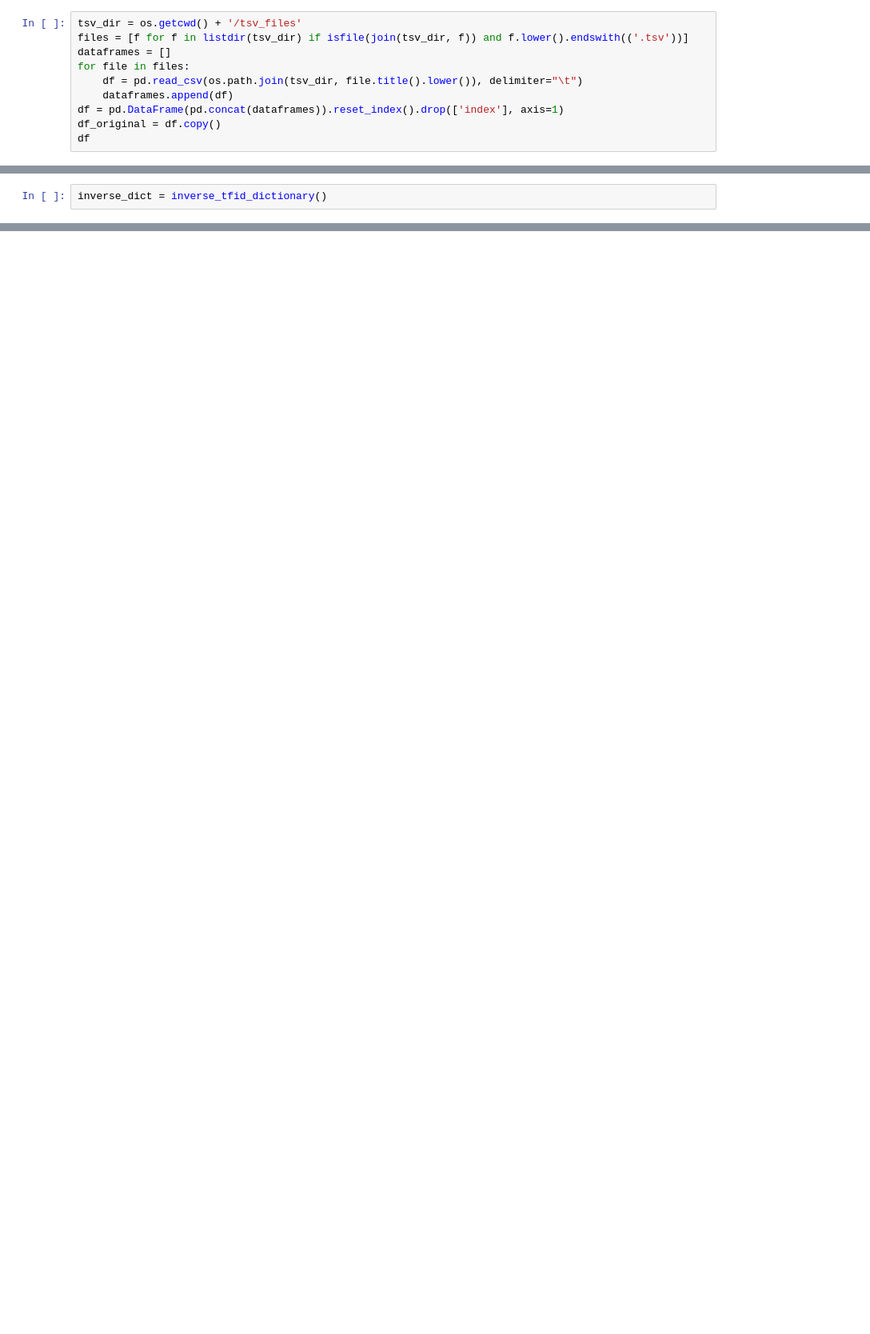
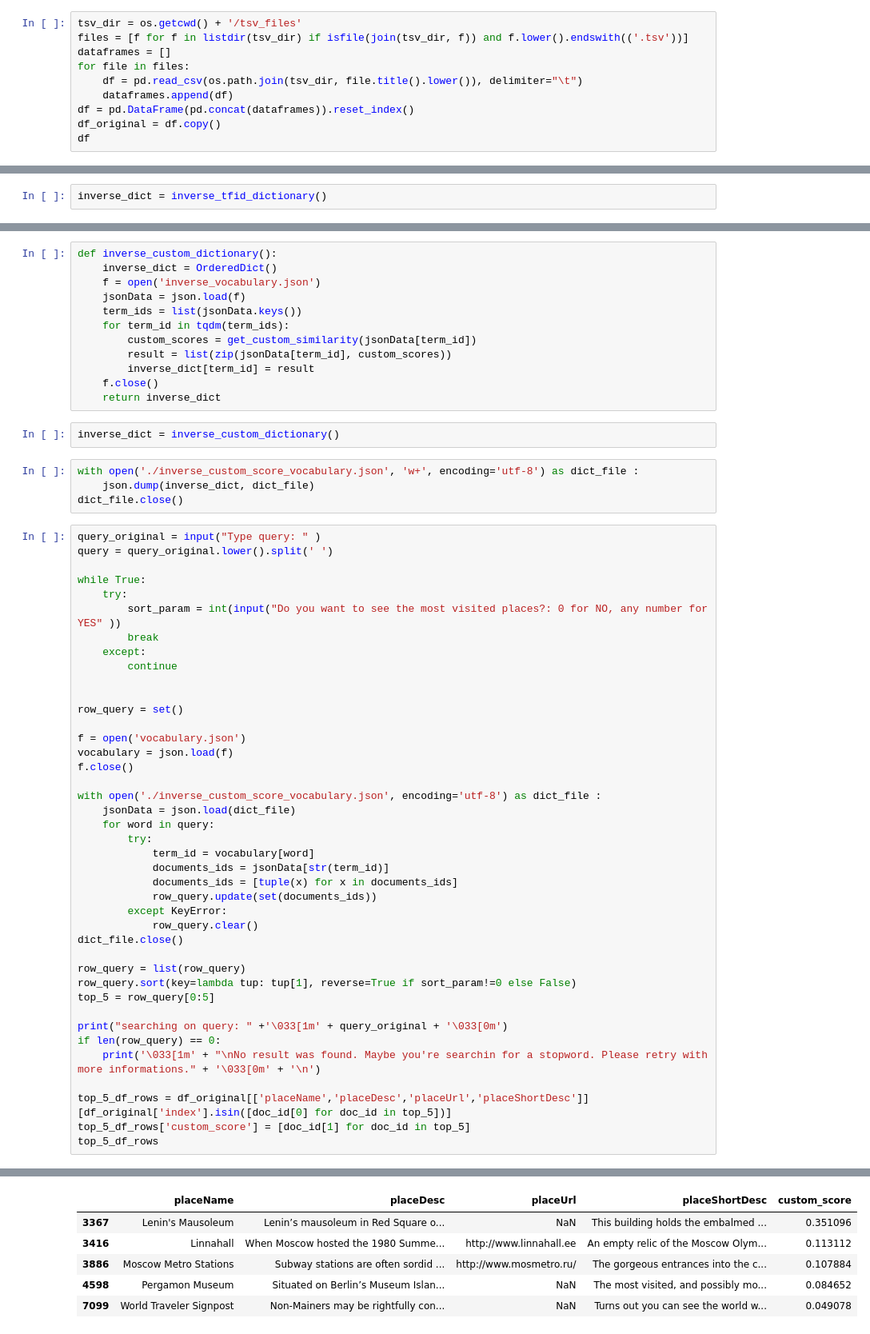
Before and after one commit to GiacomoBelliniStudent/ADM-HW3, a Jupyter notebook: main.ipynb, the cells around one changed output, grey strips where cells are left out. Shown at 80% size. Drawn from its saved outputs; the diff is of its cells as text; blank space fills up the shorter version.

```diff
--- a/main.ipynb
+++ b/main.ipynb
@@ -166,7 +166,7 @@ dataframes = []
 for file in files:
     df = pd.read_csv(os.path.join(tsv_dir, file.title().lower()), delimiter="\t")
     dataframes.append(df)
-df = pd.DataFrame(pd.concat(dataframes)).reset_index().drop(['index'], axis=1)
+df = pd.DataFrame(pd.concat(dataframes)).reset_index()
 df_original = df.copy()
 df
 # %% [output]
@@ -392,0 +392,60 @@ searching on query: colosseum
+# %%
+def inverse_custom_dictionary():
+    inverse_dict = OrderedDict()
+    f = open('inverse_vocabulary.json')
+    jsonData = json.load(f)
+    term_ids = list(jsonData.keys())
+    for term_id in tqdm(term_ids):
+        custom_scores = get_custom_similarity(jsonData[term_id])
+        result = list(zip(jsonData[term_id], custom_scores))
+        inverse_dict[term_id] = result
+    f.close()
+    return inverse_dict
+# %%
+inverse_dict = inverse_custom_dictionary()
+# %%
+with open('./inverse_custom_score_vocabulary.json', 'w+', encoding='utf-8') as dict_file :
+    json.dump(inverse_dict, dict_file)
+dict_file.close()
+# %%
+query_original = input("Type query: " )
+query = query_original.lower().split(' ')
+
+while True:
+    try:
+        sort_param = int(input("Do you want to see the most visited places?: 0 for NO, any number for YES" ))
+        break
+    except:
+        continue
+
+
+row_query = set()
+
+f = open('vocabulary.json')
+vocabulary = json.load(f)
+f.close()
+
+with open('./inverse_custom_score_vocabulary.json', encoding='utf-8') as dict_file :
+    jsonData = json.load(dict_file)
+    for word in query:
+        try:
+            term_id = vocabulary[word]
+            documents_ids = jsonData[str(term_id)]
+            documents_ids = [tuple(x) for x in documents_ids]
+            row_query.update(set(documents_ids))
+        except KeyError:
+            row_query.clear()
+dict_file.close()
+
+row_query = list(row_query)
+row_query.sort(key=lambda tup: tup[1], reverse=True if sort_param!=0 else False)
+top_5 = row_query[0:5]
+
+print("searching on query: " +'\033[1m' + query_original + '\033[0m')
+if len(row_query) == 0:
+    print('\033[1m' + "\nNo result was found. Maybe you're searchin for a stopword. Please retry with more informations." + '\033[0m' + '\n')
+
+top_5_df_rows = df_original[['placeName','placeDesc','placeUrl','placeShortDesc']][df_original['index'].isin([doc_id[0] for doc_id in top_5])]
+top_5_df_rows['custom_score'] = [doc_id[1] for doc_id in top_5]
+top_5_df_rows
+# %% [output]
@@ -392,0 +453,6 @@ searching on query: colosseum
+|  | placeName | placeDesc | placeUrl | placeShortDesc | custom_score |
+| 3367 | Lenin's Mausoleum | Lenin’s mausoleum in Red Square o... | NaN | This building holds the embalmed ... | 0.351096 |
+| 3416 | Linnahall | When Moscow hosted the 1980 Summe... | http://www.linnahall.ee | An empty relic of the Moscow Olym... | 0.113112 |
+| 3886 | Moscow Metro Stations | Subway stations are often sordid ... | http://www.mosmetro.ru/ | The gorgeous entrances into the c... | 0.107884 |
+| 4598 | Pergamon Museum | Situated on Berlin’s Museum Islan... | NaN | The most visited, and possibly mo... | 0.084652 |
+| 7099 | World Traveler Signpost | Non-Mainers may be rightfully con... | NaN | Turns out you can see the world w... | 0.049078 |
```
Also changed, not shown: parts of 3 cells of this notebook.
